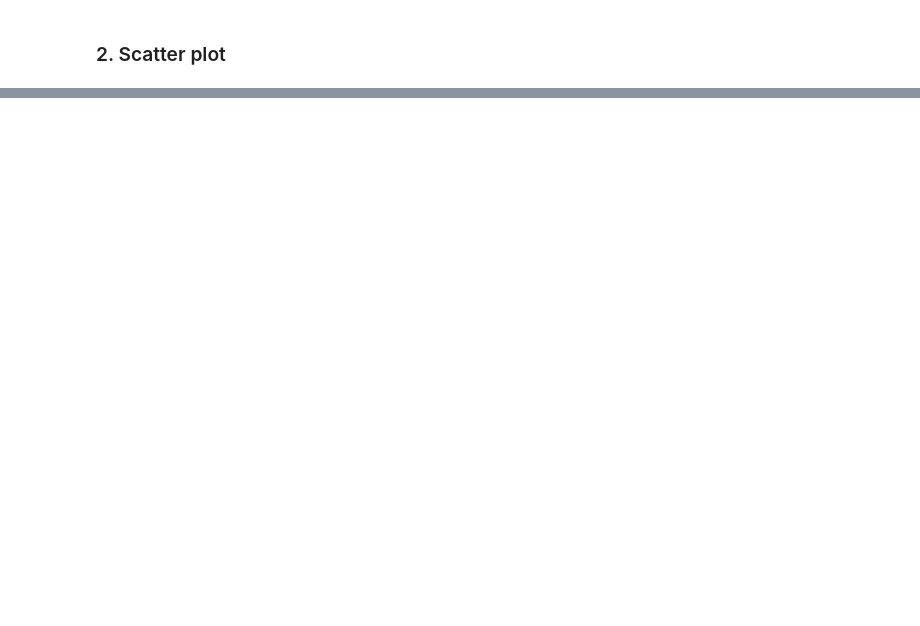
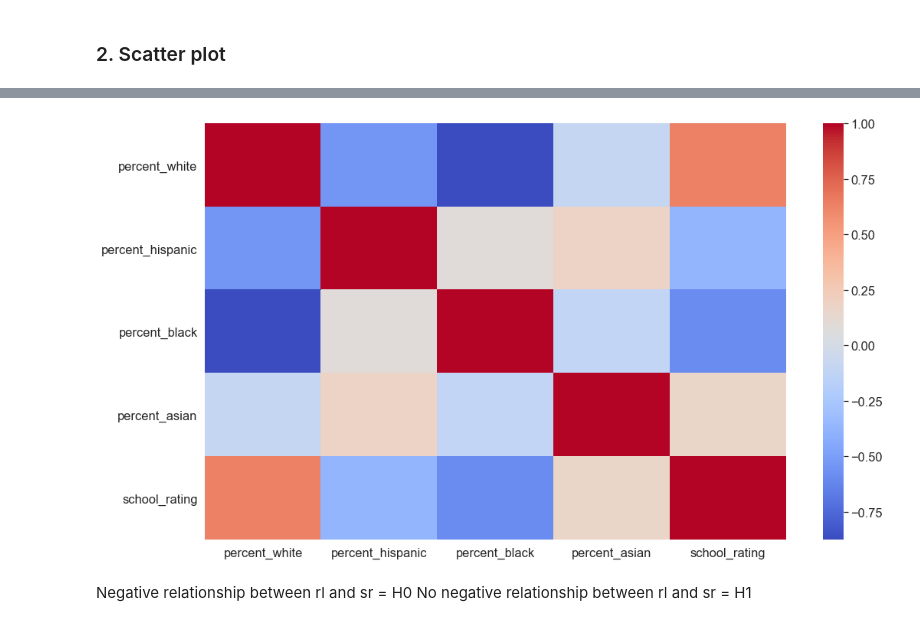
Before and after one commit to Elizabeth-Wainaina/ds-python-techcamp, a Jupyter notebook: panda_descriptive_casestudy.ipynb, the cells around one changed output, grey strips where cells are left out. Cells and saved outputs as stored; diff of their text form; code cells hidden in the pictures; blank space fills up the shorter version.

```diff
--- a/panda_descriptive_casestudy.ipynb
+++ b/panda_descriptive_casestudy.ipynb
@@ -129,0 +170,5 @@ AttributeError: 'DataFrame' object has no attribute 'regplot'
+# %%
+rc_sr = df[['percent_white','percent_hispanic','percent_black','percent_asian', 'school_rating']]
+# %%
+rc_sr_corr = rc_sr.corr()
+rc_sr_corr
@@ -129,0 +182,11 @@ AttributeError: 'DataFrame' object has no attribute 'regplot'
+# %%
+_, ax = plt.subplots(figsize=(17,10))
+_ = sns.heatmap(rc_sr_corr, ax=ax,
+                xticklabels=rc_sr_corr.columns.values,
+                yticklabels=rc_sr_corr.columns.values,
+                cmap='coolwarm')
+# %% [output]
+[figure, added]
+# %% [markdown]
+Negative relationship between rl and sr = H0
+No negative relationship between rl and sr = H1
```
Also changed, not shown: parts of 7 cells of this notebook, 6 other files.
